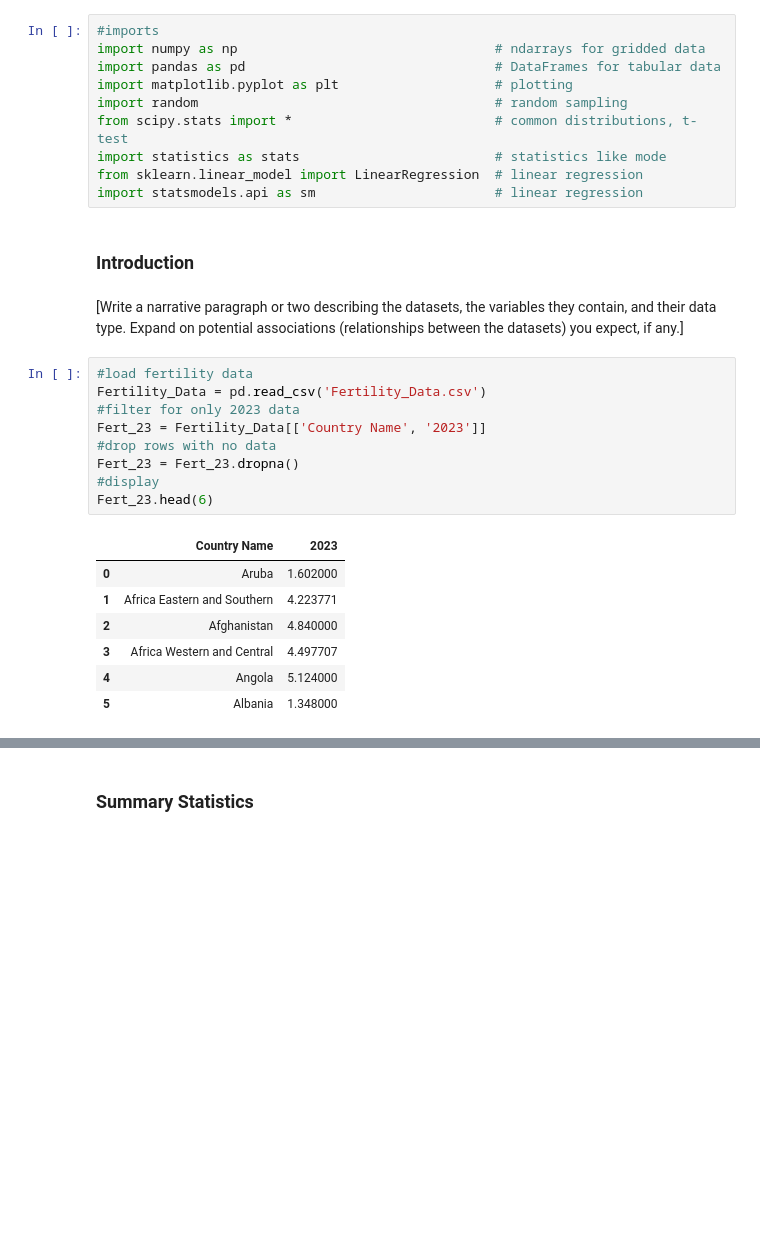
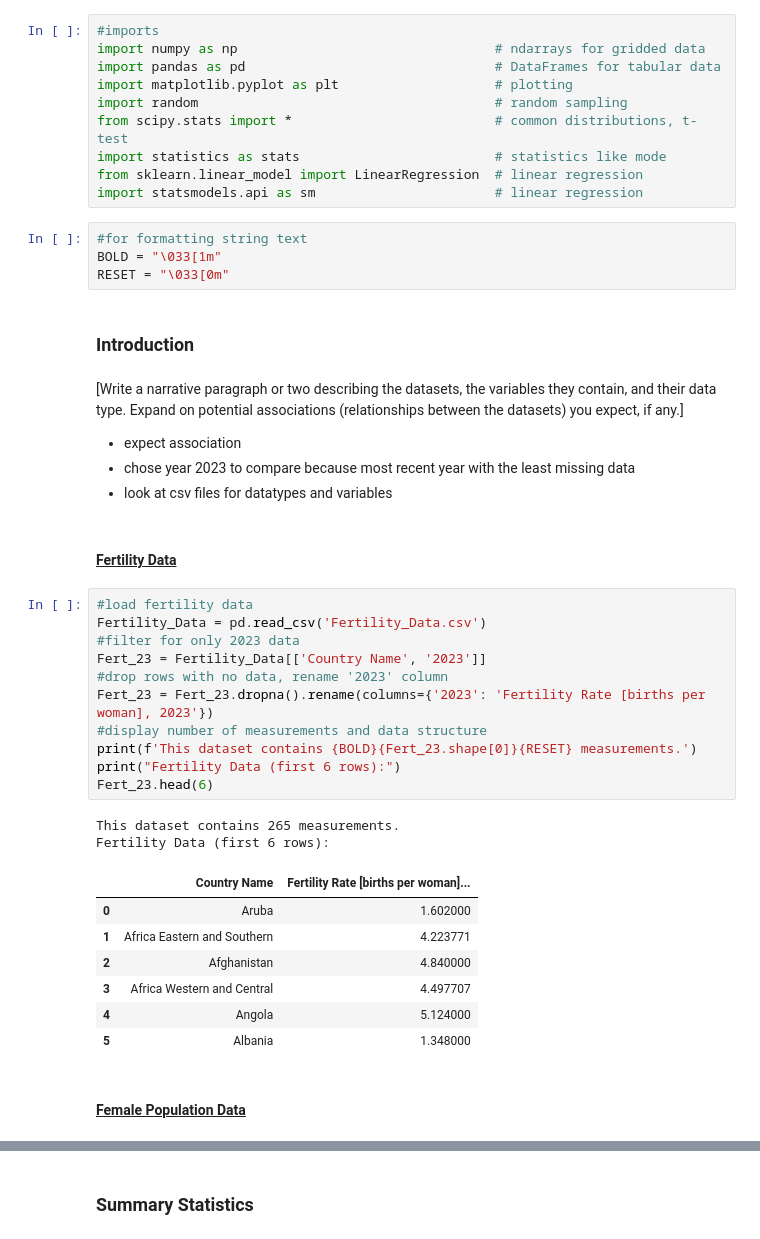
Before and after one commit to carmen4vega/CE93_Proj, a Jupyter notebook: Project_Notebook.ipynb, the cells around one changed output, grey strips where cells are left out. Drawn from its saved outputs; the diff is of its cells as text; blank space fills up the shorter version.

```diff
--- a/Project_Notebook.ipynb
+++ b/Project_Notebook.ipynb
@@ -18,28 +20,43 @@ from scipy.stats import *                          # common distributions, t-tes
 import statistics as stats                         # statistics like mode
 from sklearn.linear_model import LinearRegression  # linear regression
 import statsmodels.api as sm                       # linear regression
+# %%
+#for formatting string text
+BOLD = "\033[1m"
+RESET = "\033[0m"
 # %% [markdown]
 ### **Introduction**
 # %% [markdown]
 [Write a narrative paragraph or two describing the datasets, the variables they contain, and their data
 type. Expand on potential associations (relationships between the datasets) you expect, if any.]
+- expect association
+- chose year 2023 to compare because most recent year with the least missing data
+- look at csv files for datatypes and variables
+# %% [markdown]
+#### <u>Fertility Data</u>
 # %%
 #load fertility data
 Fertility_Data = pd.read_csv('Fertility_Data.csv')
 #filter for only 2023 data
 Fert_23 = Fertility_Data[['Country Name', '2023']]
-#drop rows with no data
-Fert_23 = Fert_23.dropna()
-#display
+#drop rows with no data, rename '2023' column
+Fert_23 = Fert_23.dropna().rename(columns={'2023': 'Fertility Rate [births per woman], 2023'})
+#display number of measurements and data structure
+print(f'This dataset contains {BOLD}{Fert_23.shape[0]}{RESET} measurements.')
+print("Fertility Data (first 6 rows):")
 Fert_23.head(6)
 # %% [output]
+This dataset contains 265 measurements.
+Fertility Data (first 6 rows):
-|  | Country Name | 2023 |
+|  | Country Name | Fertility Rate [births per woman]... |
 | 0 | Aruba | 1.602000 |
 | 1 | Africa Eastern and Southern | 4.223771 |
 | 2 | Afghanistan | 4.840000 |
 | 3 | Africa Western and Central | 4.497707 |
 | 4 | Angola | 5.124000 |
 | 5 | Albania | 1.348000 |
+# %% [markdown]
+#### <u>Female Population Data</u>
 # %%
 #load population data
 Pop_Data = pd.read_csv('Female-Pop_Data.csv')
```
Also changed, not shown: parts of 22 cells of this notebook, 1 other file.
